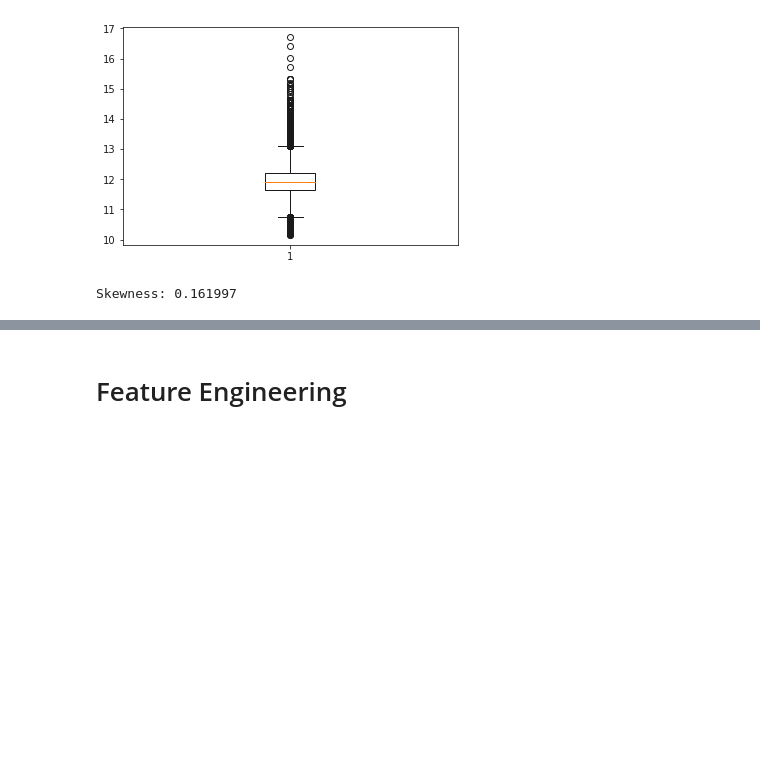
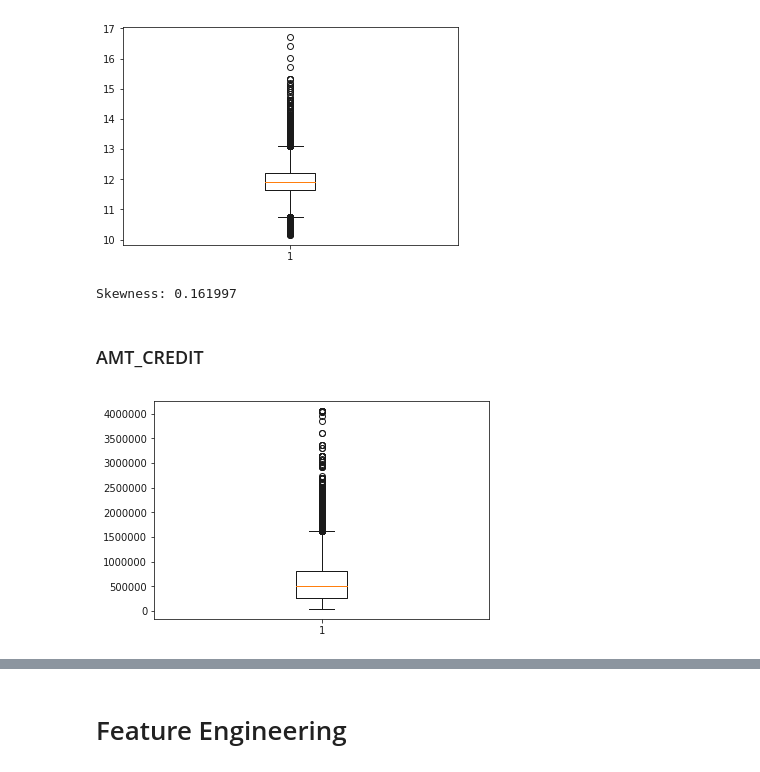
Before and after one commit to pyashwanthkumar/libra-home-credit, a Jupyter notebook: Libra - Home Credit Risk 1.3.ipynb, the cells around one changed output, grey strips where cells are left out. Drawn from its saved outputs; the diff is of its cells as text; code cells hidden in the pictures; blank space fills up the shorter version.

```diff
--- a/Libra - Home Credit Risk 1.3.ipynb
+++ b/Libra - Home Credit Risk 1.3.ipynb
@@ -705,3 +707,11 @@ plt.show()
 print("Skewness: %f" % train['AMT_INCOME_TOTAL'].skew())
 # %% [output]
 Skewness: 0.161997
+# %% [markdown]
+### AMT_CREDIT
+# %%
+# Identify outliers
+plt.boxplot(train['AMT_CREDIT'])
+plt.show()
+# %% [output]
+[figure, added]
```
Also changed, not shown: parts of 200 cells of this notebook.
